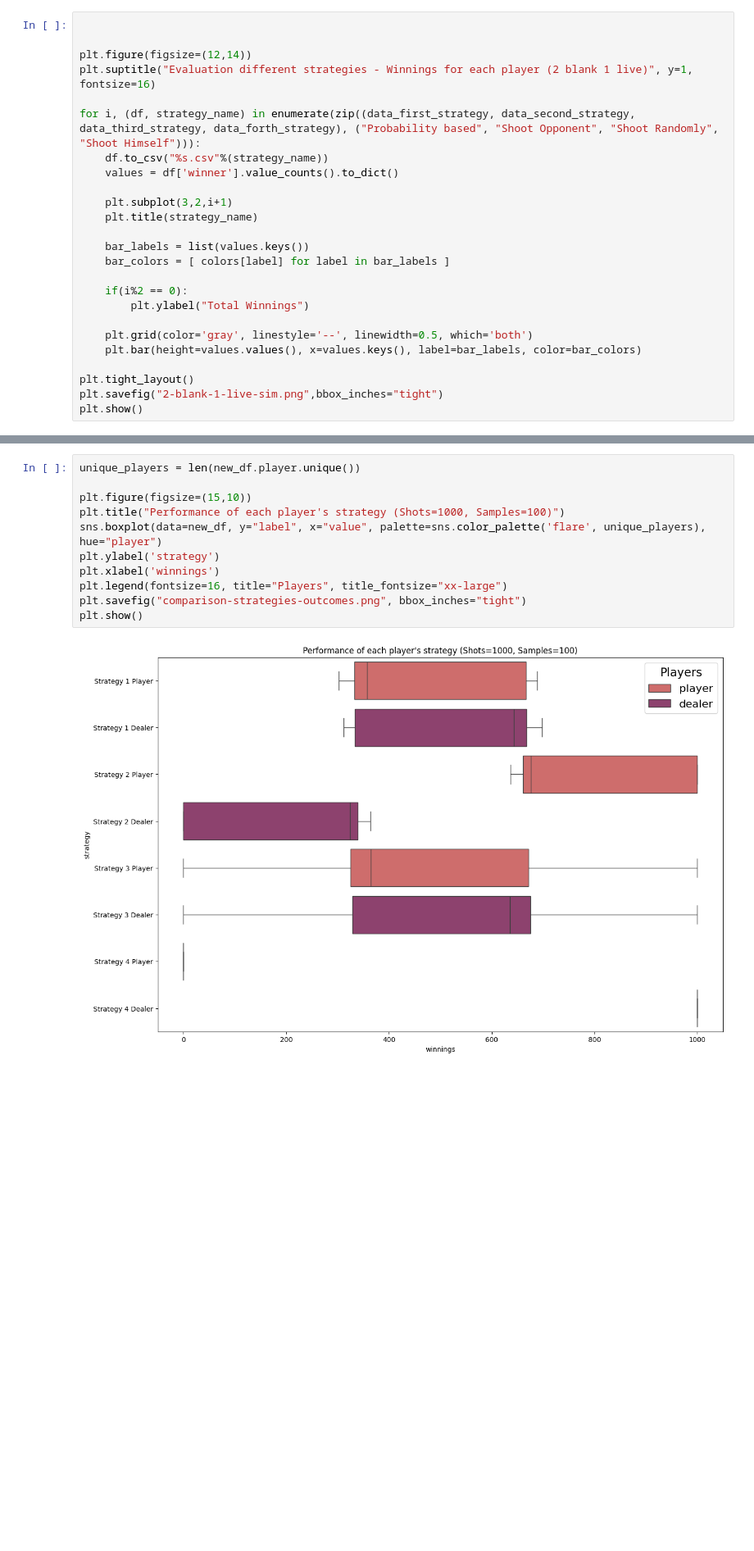
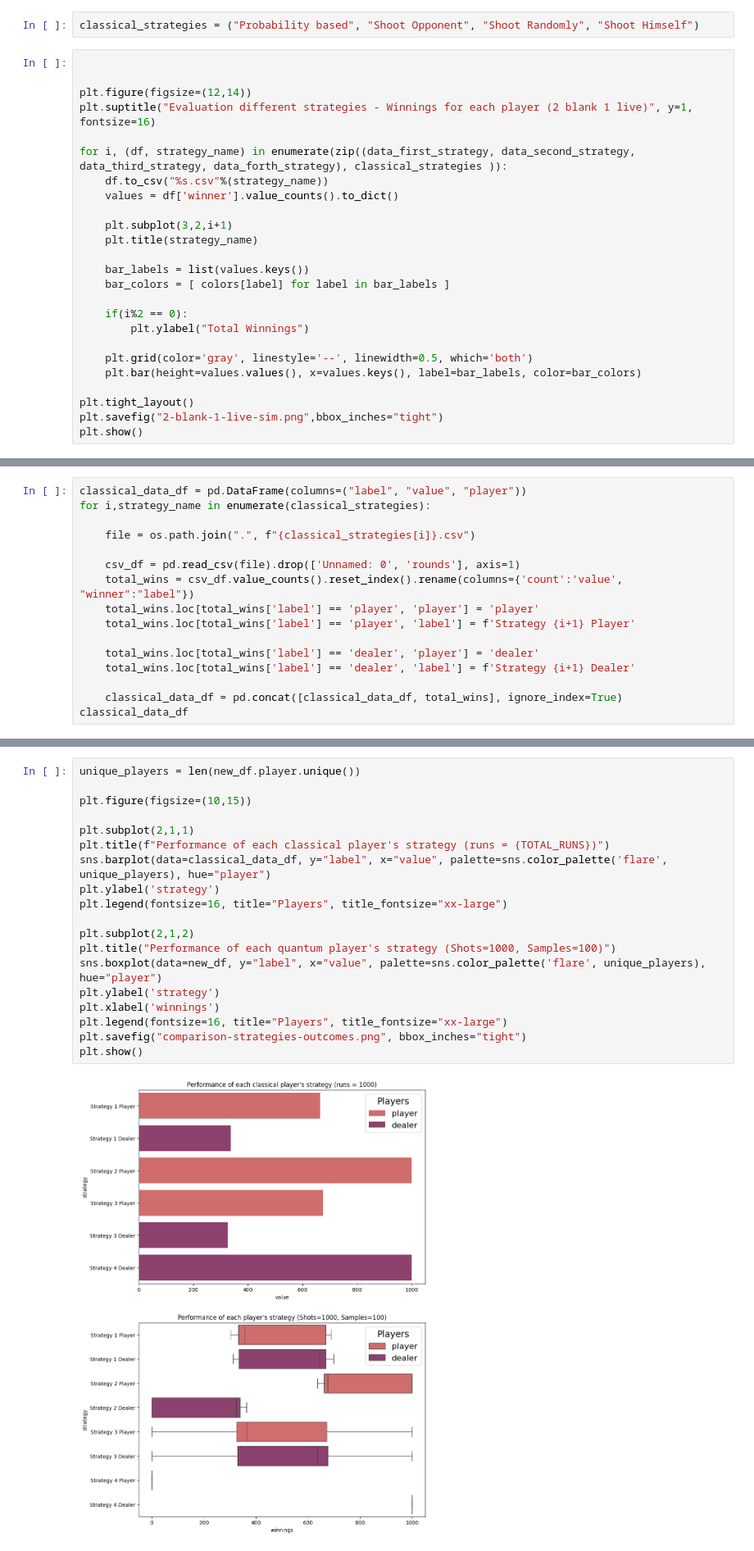
Before and after one commit to Dpbm/qbuck, a Jupyter notebook: buckshot-roulette.ipynb, the cells around one changed output, grey strips where cells are left out. Shown: that part at 82% size. Saved outputs shown, nothing was run; the diff lists cells and outputs as text; blank space fills up the shorter version.

Commit message:
updated charts

```diff
--- a/buckshot-roulette.ipynb
+++ b/buckshot-roulette.ipynb
@@ -199,13 +199,15 @@ colors = {
     'player':'blue',
     'dealer':'red'
 }
+# %%
+classical_strategies = ("Probability based", "Shoot Opponent", "Shoot Randomly", "Shoot Himself")
 # %%
 
 
 plt.figure(figsize=(12,14))
 plt.suptitle("Evaluation different strategies - Winnings for each player (2 blank 1 live)", y=1, fontsize=16)
 
-for i, (df, strategy_name) in enumerate(zip((data_first_strategy, data_second_strategy, data_third_strategy, data_forth_strategy), ("Probability based", "Shoot Opponent", "Shoot Randomly", "Shoot Himself"))):
+for i, (df, strategy_name) in enumerate(zip((data_first_strategy, data_second_strategy, data_third_strategy, data_forth_strategy), classical_strategies )):
     df.to_csv("%s.csv"%(strategy_name))
     values = df['winner'].value_counts().to_dict()
 
@@ -555,3 +557,19 @@ new_df.head()
 | 2 | Strategy 2 Player | 669 | player |
 | 3 | Strategy 2 Dealer | 331 | dealer |
 | 4 | Strategy 3 Player | 666 | player |
+# %%
+classical_data_df = pd.DataFrame(columns=("label", "value", "player"))
+for i,strategy_name in enumerate(classical_strategies):
+
+    file = os.path.join(".", f"{classical_strategies[i]}.csv")
+
+    csv_df = pd.read_csv(file).drop(['Unnamed: 0', 'rounds'], axis=1)
+    total_wins = csv_df.value_counts().reset_index().rename(columns={'count':'value', "winner":"label"})
+    total_wins.loc[total_wins['label'] == 'player', 'player'] = 'player'
+    total_wins.loc[total_wins['label'] == 'player', 'label'] = f'Strategy {i+1} Player'
+
+    total_wins.loc[total_wins['label'] == 'dealer', 'player'] = 'dealer'
+    total_wins.loc[total_wins['label'] == 'dealer', 'label'] = f'Strategy {i+1} Dealer'
+
+    classical_data_df = pd.concat([classical_data_df, total_wins], ignore_index=True)
+classical_data_df
@@ -558,13 +584,21 @@ new_df.head()
 # %%
 unique_players = len(new_df.player.unique())
 
-plt.figure(figsize=(15,10))
-plt.title("Performance of each player's strategy (Shots=1000, Samples=100)")
+plt.figure(figsize=(10,15))
+
+plt.subplot(2,1,1)
+plt.title(f"Performance of each classical player's strategy (runs = {TOTAL_RUNS})")
+sns.barplot(data=classical_data_df, y="label", x="value", palette=sns.color_palette('flare', unique_players), hue="player")
+plt.ylabel('strategy')
+plt.legend(fontsize=16, title="Players", title_fontsize="xx-large")
+
+plt.subplot(2,1,2)
+plt.title("Performance of each quantum player's strategy (Shots=1000, Samples=100)")
 sns.boxplot(data=new_df, y="label", x="value", palette=sns.color_palette('flare', unique_players), hue="player")
 plt.ylabel('strategy')
 plt.xlabel('winnings')
 plt.legend(fontsize=16, title="Players", title_fontsize="xx-large")
 plt.savefig("comparison-strategies-outcomes.png", bbox_inches="tight")
 plt.show()
 # %% [output]
-[figure, old version]
+[figure, new version]
```
Also changed, not shown: parts of 1 cell of this notebook, 1 other file.
